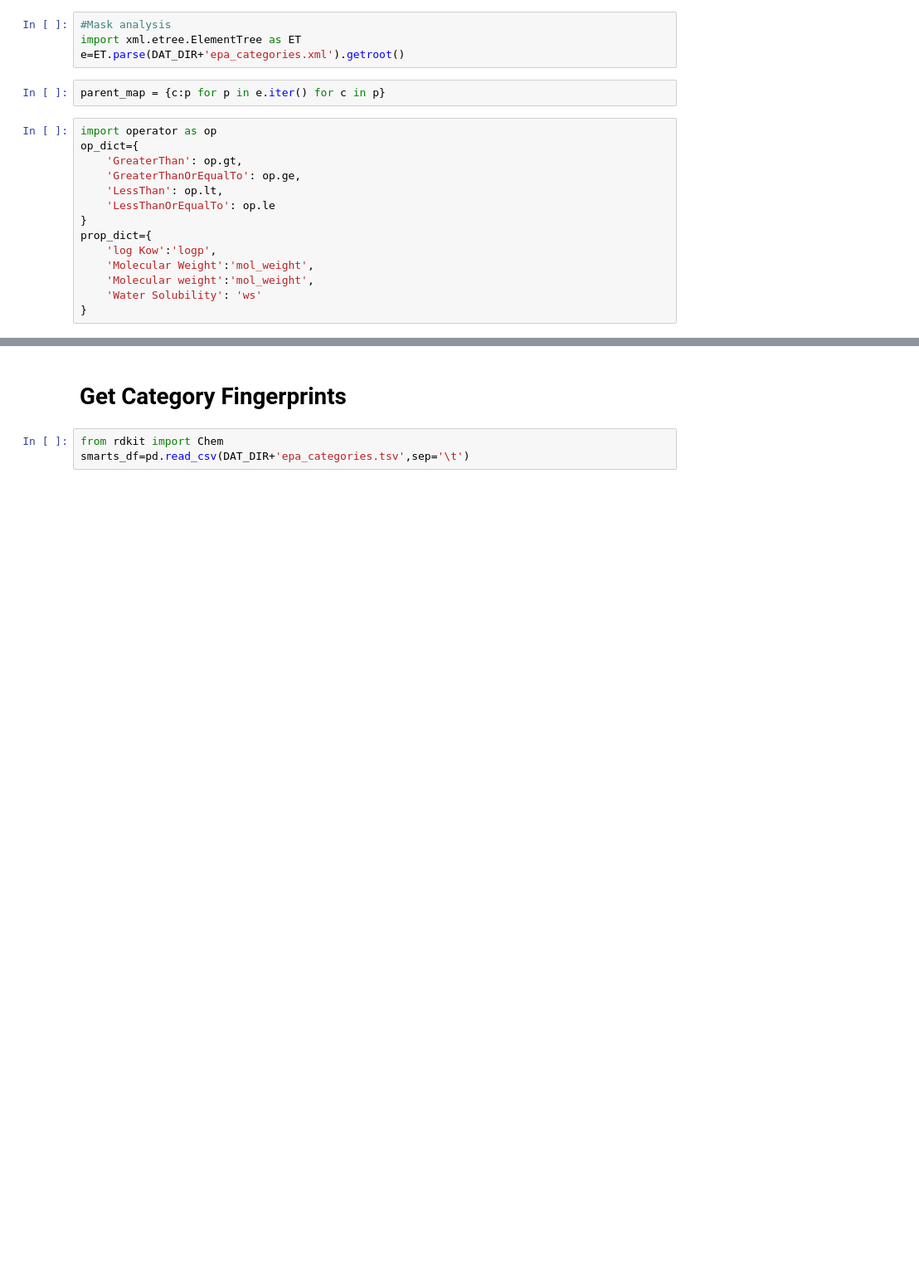
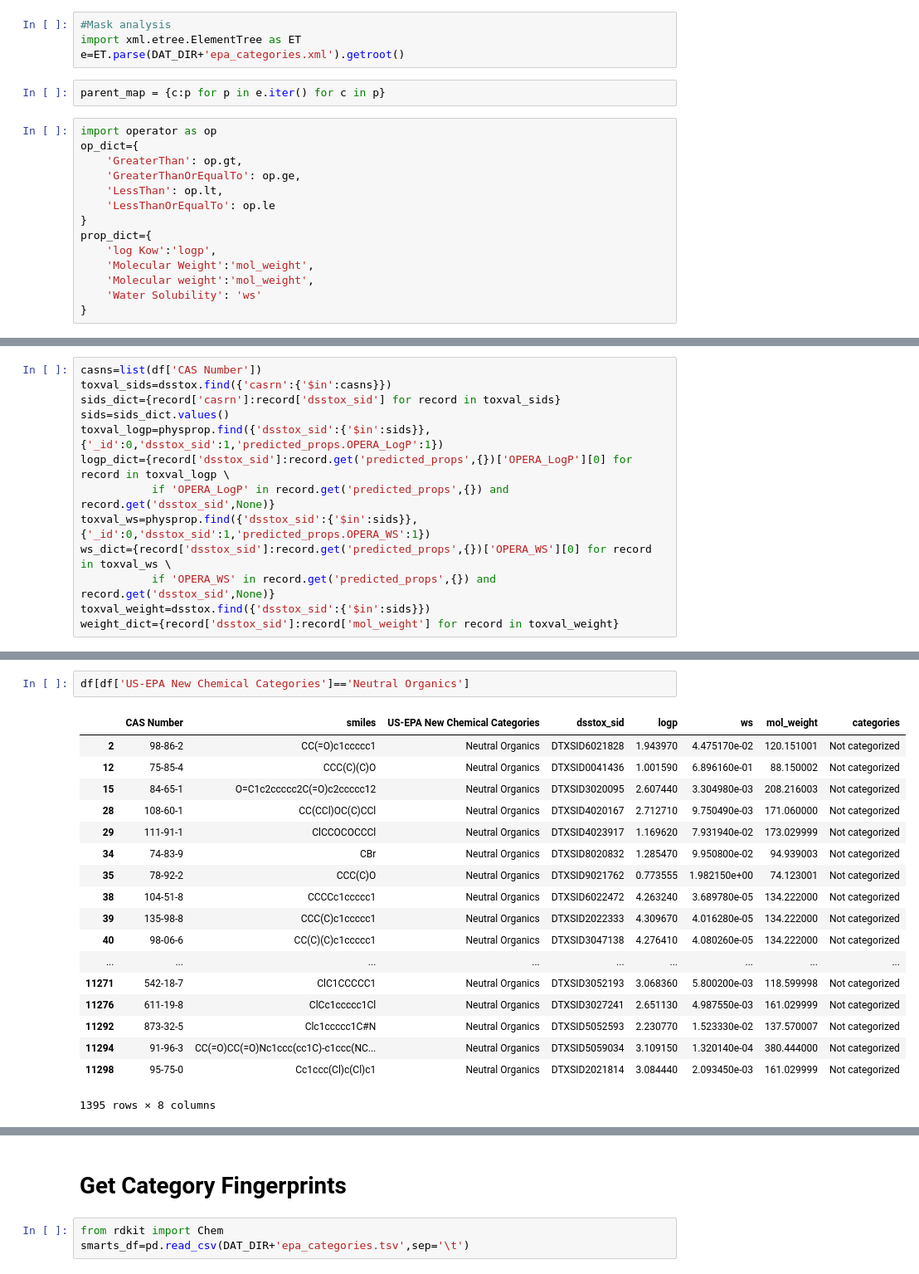
Before and after one commit to georgehelman/genra, a Jupyter notebook: notebooks/rax/rax-genra-epa-categories.ipynb, the cells around one changed output, grey strips where cells are left out. Shown at 83% size. Saved outputs shown, nothing was run; the diff lists cells and outputs as text; blank space fills up the shorter version.

```diff
--- a/notebooks/rax/rax-genra-epa-categories.ipynb
+++ b/notebooks/rax/rax-genra-epa-categories.ipynb
@@ -153,0 +273,13 @@ tests={k:v.values()[0] for k,v in tests.iteritems()}
+# %%
+casns=list(df['CAS Number'])
+toxval_sids=dsstox.find({'casrn':{'$in':casns}})
+sids_dict={record['casrn']:record['dsstox_sid'] for record in toxval_sids}
+sids=sids_dict.values()
+toxval_logp=physprop.find({'dsstox_sid':{'$in':sids}},{'_id':0,'dsstox_sid':1,'predicted_props.OPERA_LogP':1})
+logp_dict={record['dsstox_sid']:record.get('predicted_props',{})['OPERA_LogP'][0] for record in toxval_logp \
+           if 'OPERA_LogP' in record.get('predicted_props',{}) and record.get('dsstox_sid',None)}
+toxval_ws=physprop.find({'dsstox_sid':{'$in':sids}},{'_id':0,'dsstox_sid':1,'predicted_props.OPERA_WS':1})
+ws_dict={record['dsstox_sid']:record.get('predicted_props',{})['OPERA_WS'][0] for record in toxval_ws \
+           if 'OPERA_WS' in record.get('predicted_props',{}) and record.get('dsstox_sid',None)}
+toxval_weight=dsstox.find({'dsstox_sid':{'$in':sids}})
+weight_dict={record['dsstox_sid']:record['mol_weight'] for record in toxval_weight}
@@ -153,0 +350,21 @@ tests={k:v.values()[0] for k,v in tests.iteritems()}
+# %%
+df[df['US-EPA New Chemical Categories']=='Neutral Organics']
+# %% [output]
+|  | CAS Number | smiles | US-EPA New Chemical Categories | dsstox_sid | logp | ws | mol_weight | categories |
+| 2 | 98-86-2 | CC(=O)c1ccccc1 | Neutral Organics | DTXSID6021828 | 1.943970 | 4.475170e-02 | 120.151001 | Not categorized |
+| 12 | 75-85-4 | CCC(C)(C)O | Neutral Organics | DTXSID0041436 | 1.001590 | 6.896160e-01 | 88.150002 | Not categorized |
+| 15 | 84-65-1 | O=C1c2ccccc2C(=O)c2ccccc12 | Neutral Organics | DTXSID3020095 | 2.607440 | 3.304980e-03 | 208.216003 | Not categorized |
+| 28 | 108-60-1 | CC(CCl)OC(C)CCl | Neutral Organics | DTXSID4020167 | 2.712710 | 9.750490e-03 | 171.060000 | Not categorized |
+| 29 | 111-91-1 | ClCCOCOCCCl | Neutral Organics | DTXSID4023917 | 1.169620 | 7.931940e-02 | 173.029999 | Not categorized |
+| 34 | 74-83-9 | CBr | Neutral Organics | DTXSID8020832 | 1.285470 | 9.950800e-02 | 94.939003 | Not categorized |
+| 35 | 78-92-2 | CCC(C)O | Neutral Organics | DTXSID9021762 | 0.773555 | 1.982150e+00 | 74.123001 | Not categorized |
+| 38 | 104-51-8 | CCCCc1ccccc1 | Neutral Organics | DTXSID6022472 | 4.263240 | 3.689780e-05 | 134.222000 | Not categorized |
+| 39 | 135-98-8 | CCC(C)c1ccccc1 | Neutral Organics | DTXSID2022333 | 4.309670 | 4.016280e-05 | 134.222000 | Not categorized |
+| 40 | 98-06-6 | CC(C)(C)c1ccccc1 | Neutral Organics | DTXSID3047138 | 4.276410 | 4.080260e-05 | 134.222000 | Not categorized |
+| ... | ... | ... | ... | ... | ... | ... | ... | ... |
+| 11271 | 542-18-7 | ClC1CCCCC1 | Neutral Organics | DTXSID3052193 | 3.068360 | 5.800200e-03 | 118.599998 | Not categorized |
+| 11276 | 611-19-8 | ClCc1ccccc1Cl | Neutral Organics | DTXSID3027241 | 2.651130 | 4.987550e-03 | 161.029999 | Not categorized |
+| 11292 | 873-32-5 | Clc1ccccc1C#N | Neutral Organics | DTXSID5052593 | 2.230770 | 1.523330e-02 | 137.570007 | Not categorized |
+| 11294 | 91-96-3 | CC(=O)CC(=O)Nc1ccc(cc1C)-c1ccc(NC... | Neutral Organics | DTXSID5059034 | 3.109150 | 1.320140e-04 | 380.444000 | Not categorized |
+| 11298 | 95-75-0 | Cc1ccc(Cl)c(Cl)c1 | Neutral Organics | DTXSID2021814 | 3.084440 | 2.093450e-03 | 161.029999 | Not categorized |
+1395 rows × 8 columns
```
Also changed, not shown: parts of 54 cells of this notebook.
